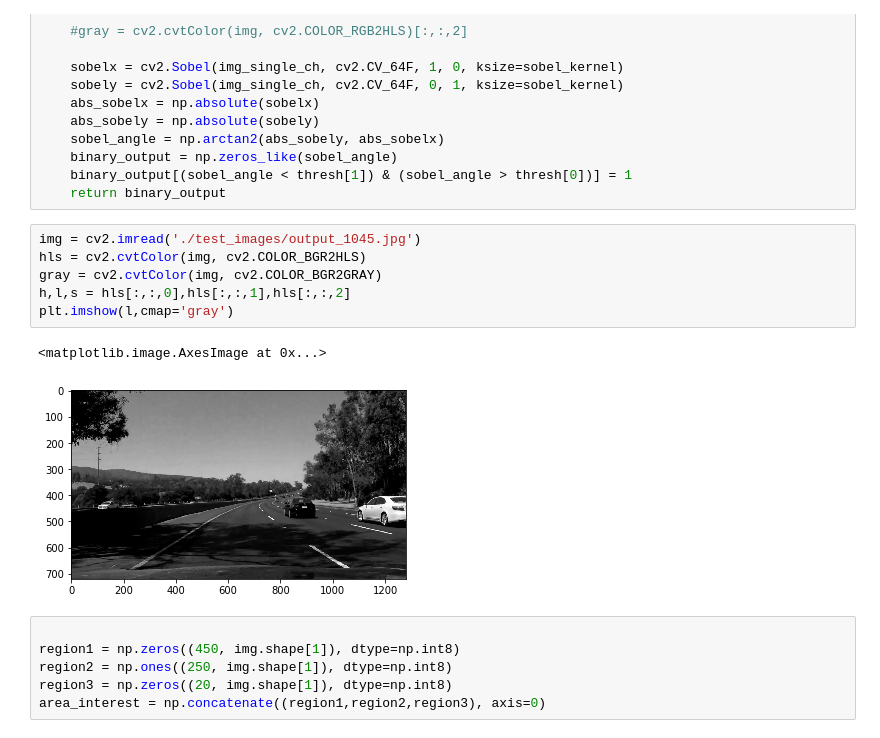
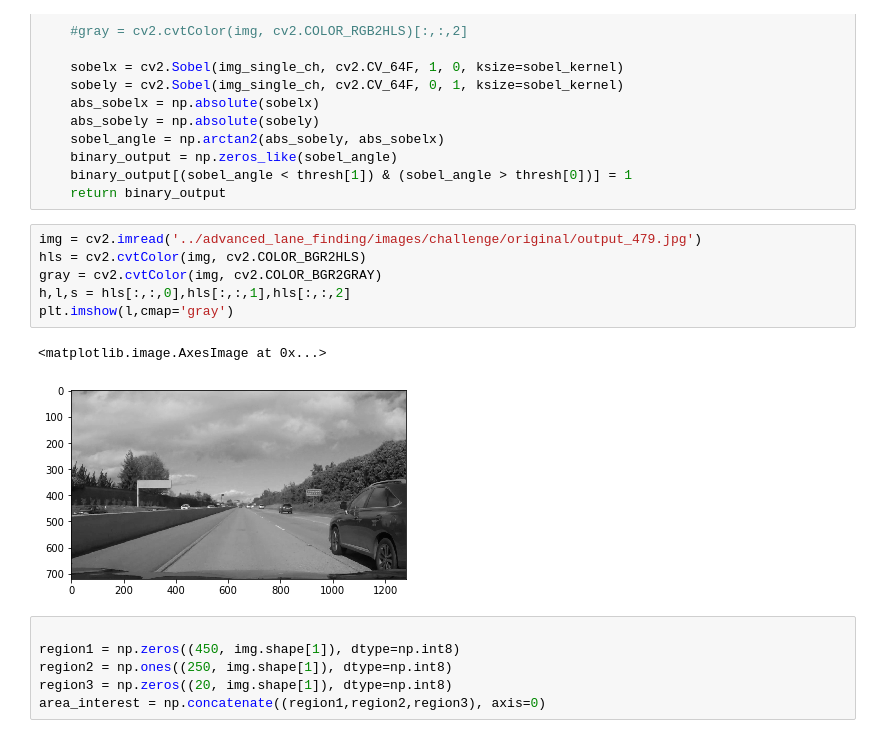
Before and after one commit to YCCZhao/CarND-Advanced-Lane-Lines, a Jupyter notebook: Untitled.ipynb, the cells around one changed output. Drawn from its saved outputs; the diff is of its cells as text.

```diff
--- a/Untitled.ipynb
+++ b/Untitled.ipynb
@@ -51,14 +51,14 @@ def dir_threshold(img_single_ch, sobel_kernel=3, thresh=(0, np.pi/2)):
     binary_output[(sobel_angle < thresh[1]) & (sobel_angle > thresh[0])] = 1
     return binary_output
 # %%
-img = cv2.imread('./test_images/output_1045.jpg')
+img = cv2.imread('../advanced_lane_finding/images/challenge/original/output_479.jpg')
 hls = cv2.cvtColor(img, cv2.COLOR_BGR2HLS)
 gray = cv2.cvtColor(img, cv2.COLOR_BGR2GRAY)
 h,l,s = hls[:,:,0],hls[:,:,1],hls[:,:,2]
 plt.imshow(l,cmap='gray')
 # %% [output]
 <matplotlib.image.AxesImage at 0x...>
-[figure, old version]
+[figure, new version]
 # %%
 
 region1 = np.zeros((450, img.shape[1]), dtype=np.int8)
```
Also changed, not shown: parts of 7 cells of this notebook, 7 other files.
